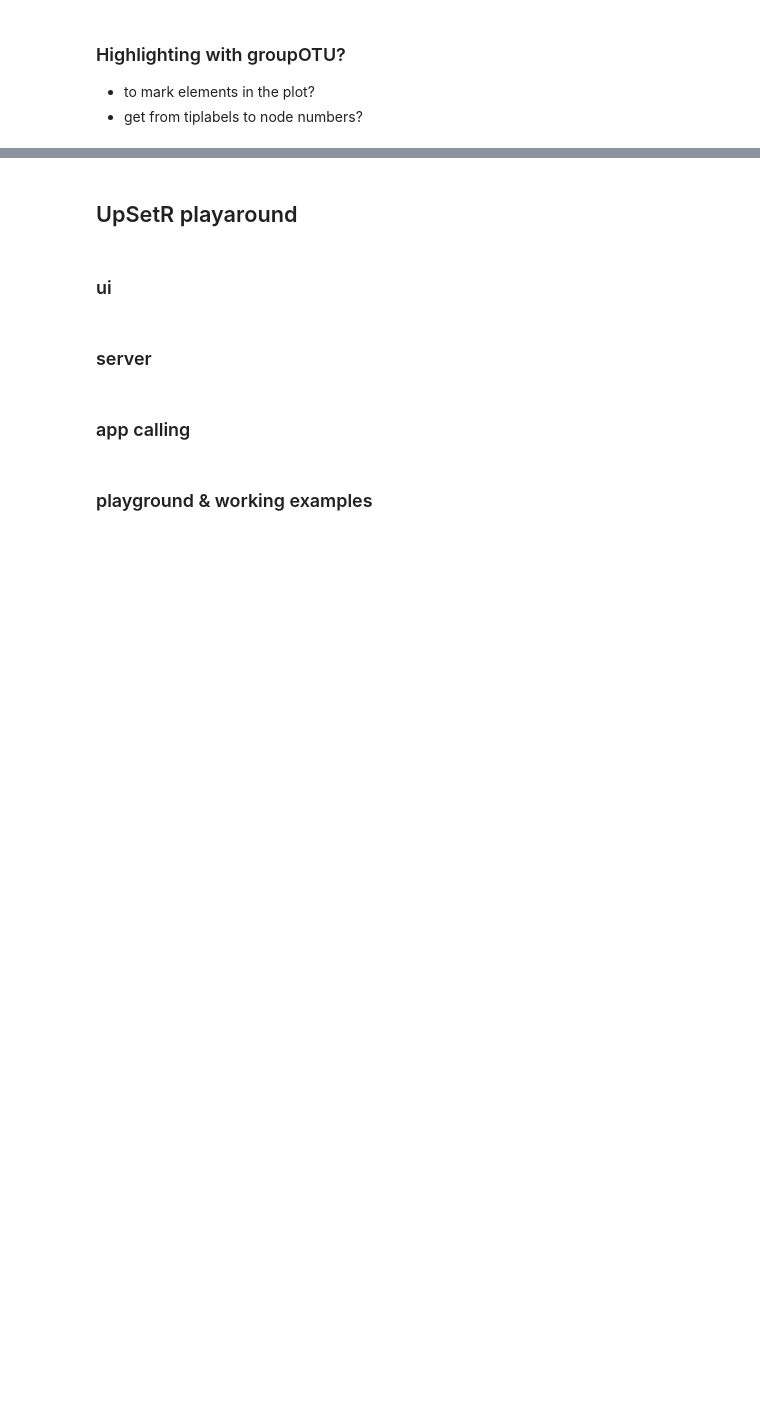
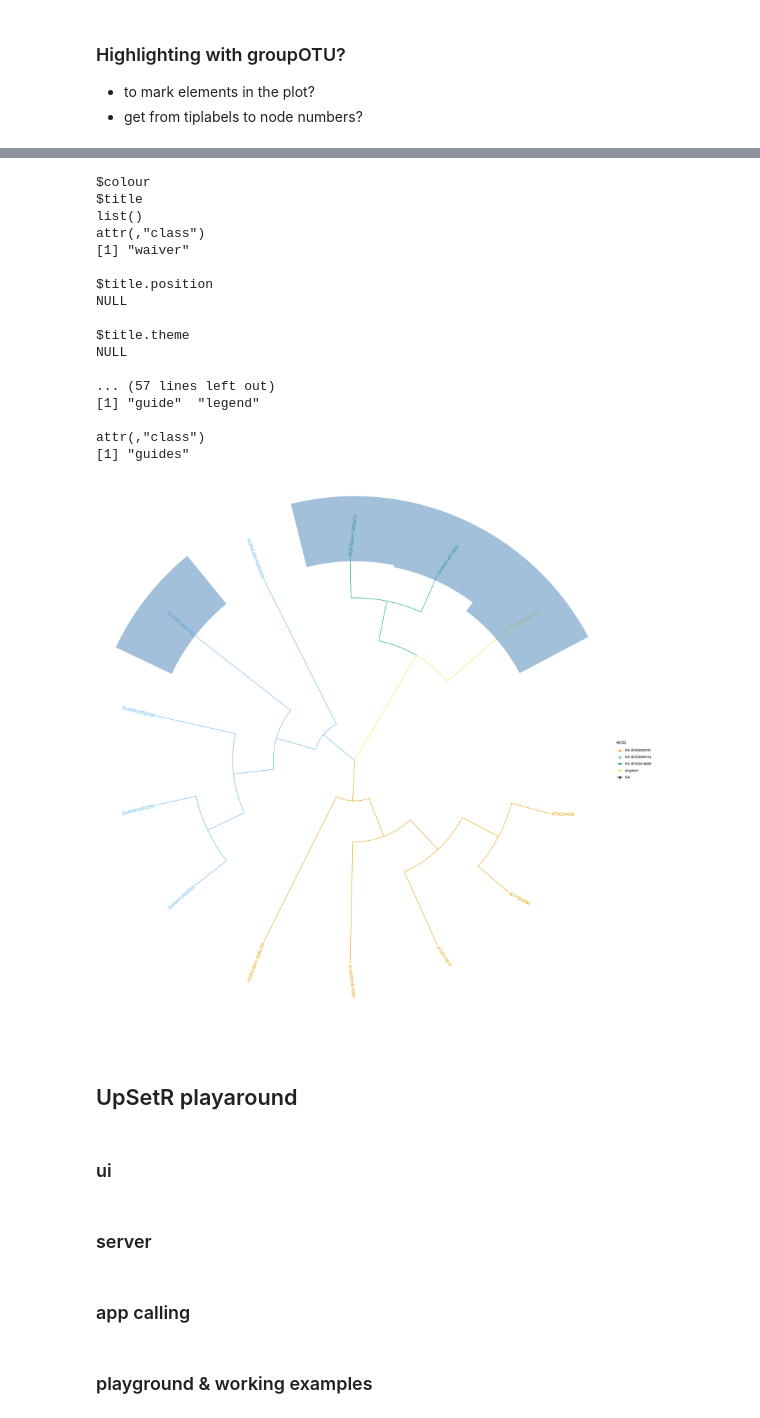
Before and after one commit to tgstoecker/A2TEA.WebApp, a Jupyter notebook: shiny_tests.ipynb, the cells around one changed output, grey strips where cells are left out. Drawn from its saved outputs; the diff is of its cells as text; code cells hidden in the pictures; blank space fills up the shorter version.

```diff
--- a/shiny_tests.ipynb
+++ b/shiny_tests.ipynb
@@ -942 +951,74 @@ A tbl_tree: 24 × 5
+# %%
+my_tree <- HYPOTHESES.a2tea$hypothesis_1@expanded_OGs$N0.HOG0005781@tree
+#my_tree
+my_tree_HOG_genes <- HYPOTHESES.a2tea$hypothesis_1@expanded_OGs$N0.HOG0005781@genes_HOG
+#my_tree_HOG_genes
+
+# access to all ids for each tip label ;D - as_tibble
+#groupOTU(my_tree, "Zm00001d013553", group_name = "my_tree_HOG_genes") %>% as_tibble
+
+el <- list()
+
+    for (i in 1:length(my_tree$tip.label)) {
+        if (is_empty(HOG_DE.a2tea$HOG[HOG_DE.a2tea$gene == my_tree$tip.label[i]]) == FALSE) {
+           first <- HOG_DE.a2tea$HOG[HOG_DE.a2tea$gene == my_tree$tip.label[i]]
+           el <- c(el, list(filler = my_tree$tip.label[i]))
+           names(el)[i] <- first
+        }
+        else {
+            el <- c(el, list(singleton = my_tree$tip.label[i]))
+        }
+    }
+
+    # reduce the list to unique tags
+    el_split <- sapply(unique(names(el)), function(x) unname(unlist(el[names(el)==x])), simplify=FALSE)
+
+                p_OTU <- ggtree(tr = my_tree,
+                    layout = "circular",
+                    branch.length = "none",
+                               )
+
+                p <- groupOTU(p_OTU, el_split, 'HOG') +
+                       aes(color=HOG) +
+                       geom_tiplab(aes(color=HOG)) +
+                       geom_hilight(mapping=aes(subset = node %in% c(1:3, 5)),
+                                    extendto = 6.5,
+                                   ) +
+                       scale_color_manual(values=cols, na.translate=TRUE, na.value = "black")
+                       #theme() +
+                       # guides solves ugly legend design
+                       # helpful link: https://aosmith.rbind.io/2020/07/09/ggplot2-override-aes/
+                       guides(color = guide_legend(override.aes = list(size = 10) ) )
+
+                p
+
+
+
+
+#ggtree(my_tree, el_split, branch.length = "none", layout = "circular") +
+#  geom_tiplab() #+
+#  geom_hilight(mapping=aes(subset = node %in% c(1:3, 5)),
+#                 extendto = 5.5) +
+#  theme(legend.position=c(.2, .8))
+
+# can I control the length of the colouring somehow...?
+# %% [output]
+$colour
+$title
+list()
+attr(,"class")
+[1] "waiver"
+
+$title.position
+NULL
+
+$title.theme
+NULL
+
+... (57 lines left out)
+[1] "guide"  "legend"
+
+attr(,"class")
+[1] "guides"
+[figure, added]
 # %%
```
Also changed, not shown: parts of 9 cells of this notebook.
